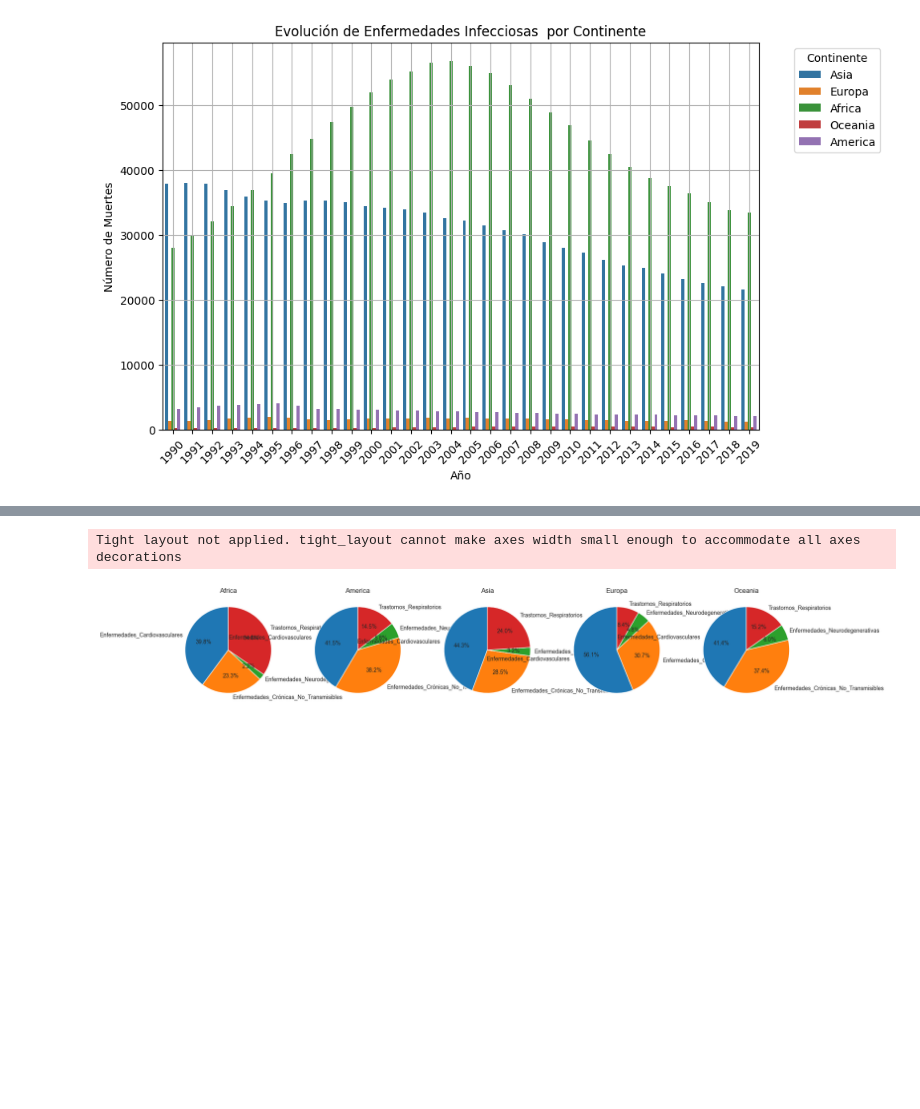
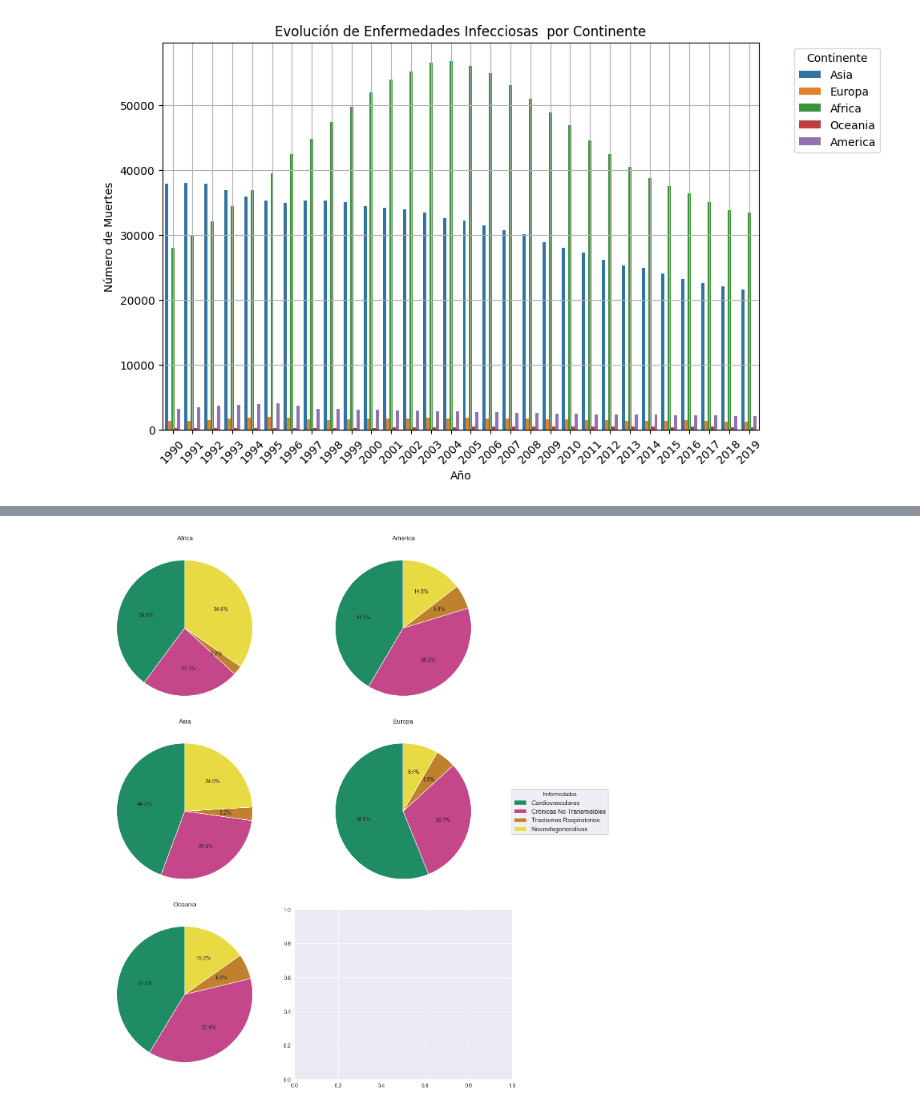
Before and after one commit to AnaEstvz/World-Deaths-and-Causes-EDA, a Jupyter notebook: 1-EDA_MUERTES_FINAL.ipynb, the cells around one changed output, grey strips where cells are left out. Cells and saved outputs as stored; diff of their text form; code cells hidden in the pictures; blank space fills up the shorter version.

```diff
--- a/1-EDA_MUERTES_FINAL.ipynb
+++ b/1-EDA_MUERTES_FINAL.ipynb
@@ -1648,7 +1453,7 @@ The `ci` parameter is deprecated. Use `errorbar=None` for the same effect.
 import matplotlib.pyplot as plt
 import pandas as pd
 
-# Datos proporcionados
+
 data = {
     'Continente': ['Africa', 'America', 'Asia', 'Europa', 'Oceania'],
     'Enfermedades_Cardiovasculares': [14.499971, 31.557080, 30.519160, 48.204818, 34.278052],
@@ -1659,18 +1464,15 @@ data = {
 
 df = pd.DataFrame(data)
 
-# Seleccionar las cuatro enfermedades predominantes por continente
+
 enfermedades_predominantes = df.set_index('Continente').apply(lambda x: x.nlargest(4), axis=1)
 
-# Graficar
-fig, axs = plt.subplots(1, 5, figsize=(20, 6), sharey=True)
+
+fig, axs = plt.subplots(5, 1, figsize=(6, 20))
 
 for i, (continente, enfermedades) in enumerate(enfermedades_predominantes.iterrows()):
-    enfermedades.plot(kind='bar', ax=axs[i], color=['blue', 'green', 'red', 'orange'])
+    axs[i].pie(enfermedades,  autopct='%1.1f%%', startangle=90)
     axs[i].set_title(continente)
-    axs[i].set_xlabel('Enfermedad')
-    axs[i].set_ylabel('Porcentaje de Prevalencia')
-    axs[i].tick_params(axis='x', rotation=45)
 
 plt.tight_layout()
 plt.show()
@@ -1679,30 +1481,35 @@ plt.show()
 # %%
-import matplotlib.pyplot as plt
-import pandas as pd
 
-# Datos proporcionados
 data = {
     'Continente': ['Africa', 'America', 'Asia', 'Europa', 'Oceania'],
     'Enfermedades_Cardiovasculares': [14.499971, 31.557080, 30.519160, 48.204818, 34.278052],
     'Enfermedades_Crónicas_No_Transmisibles': [8.495220, 29.100767, 19.588720, 26.372579, 31.003647],
     'Trastornos_Respiratorios': [12.594903, 11.033161, 16.527398, 7.178667, 12.625143],
     'Enfermedades_Neurodegenerativas': [0.815012, 4.393159, 2.183547, 4.148835, 4.987624]
 }
 
 df = pd.DataFrame(data)
 
-# Seleccionar las cuatro enfermedades predominantes por continente
+
 enfermedades_predominantes = df.set_index('Continente').apply(lambda x: x.nlargest(4), axis=1)
 
-# Graficar
-fig, axs = plt.subplots(1, 5, figsize=(20, 6))
+fig, axs = plt.subplots(3, 2, figsize=(12, 15))
 
-for i, (continente, enfermedades) in enumerate(enfermedades_predominantes.iterrows()):
-    axs[i].pie(enfermedades, labels=enfermedades.index, autopct='%1.1f%%', startangle=90)
-    axs[i].set_title(continente)
+
+colores = ['#1f8c64', '#c4478a', '#bf812d', '#e8da43']
+
+i = 0
+for continente, enfermedades in enfermedades_predominantes.iterrows():
+    pie = axs[i // 2, i % 2].pie(enfermedades, autopct='%1.1f%%', startangle=90, colors=colores)
+    axs[i // 2, i % 2].set_title(continente)
+    i += 1
+
+
+etiquetas = ['Cardiovasculares', 'Crónicas No Transmisibles', 'Trastornos Respiratorios', 'Neurodegenerativas']
+
+fig.legend(etiquetas, loc='center right', bbox_to_anchor=(1.2, 0.5), title='Enfermedades', fontsize='large')
 
 plt.tight_layout()
 plt.show()
 # %% [output]
-Tight layout not applied. tight_layout cannot make axes width small enough to accommodate all axes decorations
-[figure, old version]
+[figure, new version]
```
Also changed, not shown: parts of 58 cells of this notebook.
